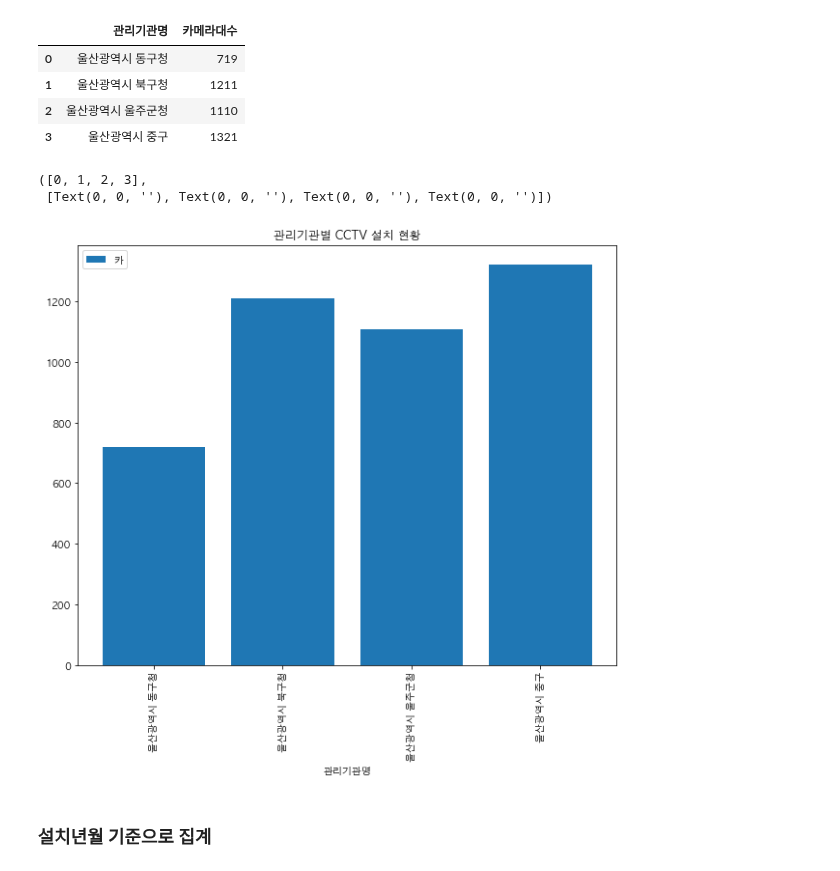
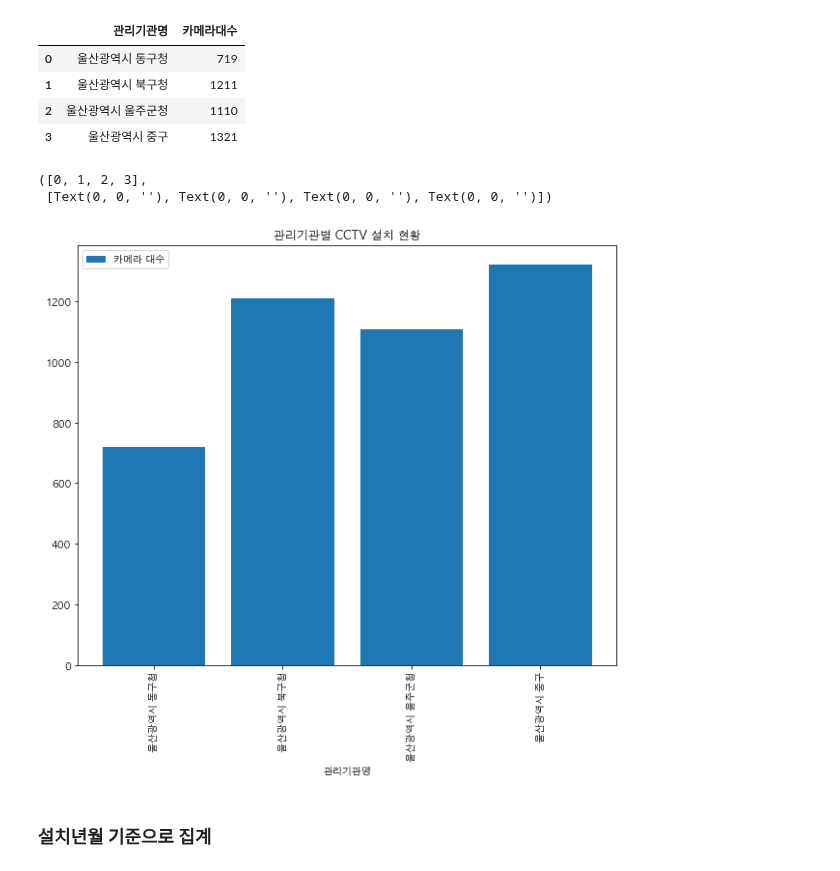
Before and after one commit to escortKwon/Advanced-AI-Education, a Jupyter notebook: 5th Week/DNN 복습 실습/00. Pandas 활용 능력 평가/울산CCTV/울산광역시 CCTV_practice.ipynb, the cells around one changed output. Saved outputs shown, nothing was run; the diff lists cells and outputs as text; code cells hidden in the pictures.

```diff
--- a/5th Week/DNN 복습 실습/00. Pandas 활용 능력 평가/울산CCTV/울산광역시 CCTV_practice.ipynb
+++ b/5th Week/DNN 복습 실습/00. Pandas 활용 능력 평가/울산CCTV/울산광역시 CCTV_practice.ipynb
@@ -50,15 +50,15 @@ cctv_region
 | 3 | 울산광역시 중구 | 1321 |
 # %%
 plt.figure(figsize=(10, 8))
-plt.bar(cctv_region['관리기관명'], cctv_region['카메라대수'])
-plt.legend('카메라대수')
+plt.bar(cctv_region['관리기관명'], cctv_region['카메라대수'], label='카메라 대수')
+plt.legend()
 plt.title('관리기관별 CCTV 설치 현황')
 plt.xlabel('관리기관명')
 plt.xticks(rotation=90)
 # %% [output]
 ([0, 1, 2, 3],
  [Text(0, 0, ''), Text(0, 0, ''), Text(0, 0, ''), Text(0, 0, '')])
-[figure, old version]
+[figure, new version]
 # %% [markdown]
 ### 설치년월 기준으로 집계
 # %%
```
Also changed, not shown: parts of 6 cells of this notebook, 10 other files.
